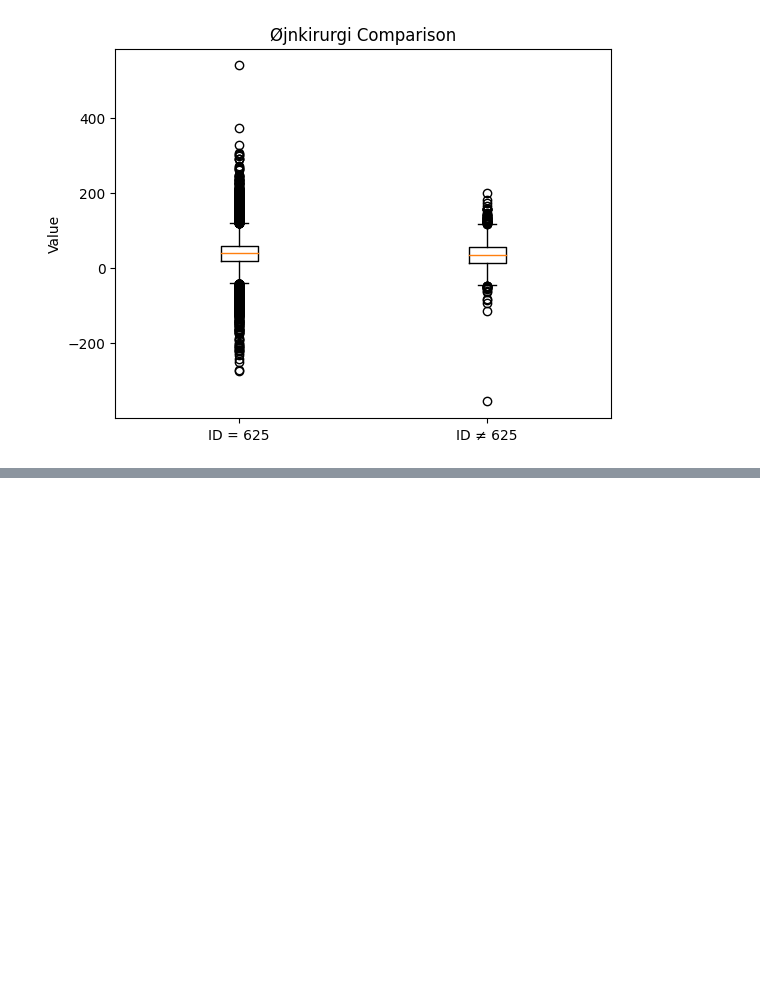
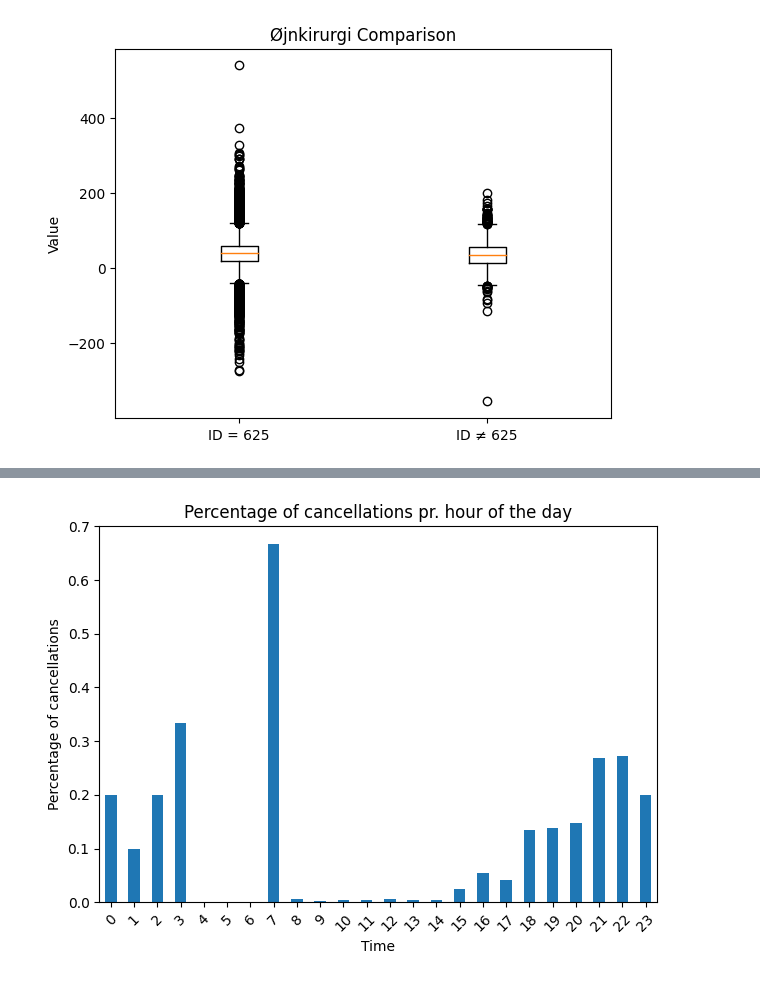
Before and after one commit to killermort9/AnalyticsToAction, a Jupyter notebook: Signe.ipynb, the cells around one changed output, grey strips where cells are left out. Saved outputs shown, nothing was run; the diff lists cells and outputs as text; code cells hidden in the pictures; blank space fills up the shorter version.

```diff
--- a/Signe.ipynb
+++ b/Signe.ipynb
@@ -269,0 +311,16 @@ plt.show()
+# %%
+df_complete['Procedure start'] = pd.to_datetime(df_complete['Procedure start'], format='%Y-%m-%d %H:%M:%S,%f')
+df_complete['Time'] = df_complete['Procedure start'].dt.hour
+op_talt_per_time = df_complete[df_complete['Akut case (J/N)'] == 'Nej']['Time'].value_counts().sort_index()
+# %%
+cancel_rate = time_counts.fillna(0) / (op_talt_per_time+time_counts.fillna(0))
+cancel_rate.plot(kind='bar')
+
+plt.xlabel("Time")
+plt.ylabel("Percentage of cancellations")
+plt.title("Percentage of cancellations pr. hour of the day")
+plt.xticks(rotation=45)
+plt.tight_layout()
+plt.show()
+# %% [output]
+[figure, added]
```
Also changed, not shown: parts of 21 cells of this notebook.
